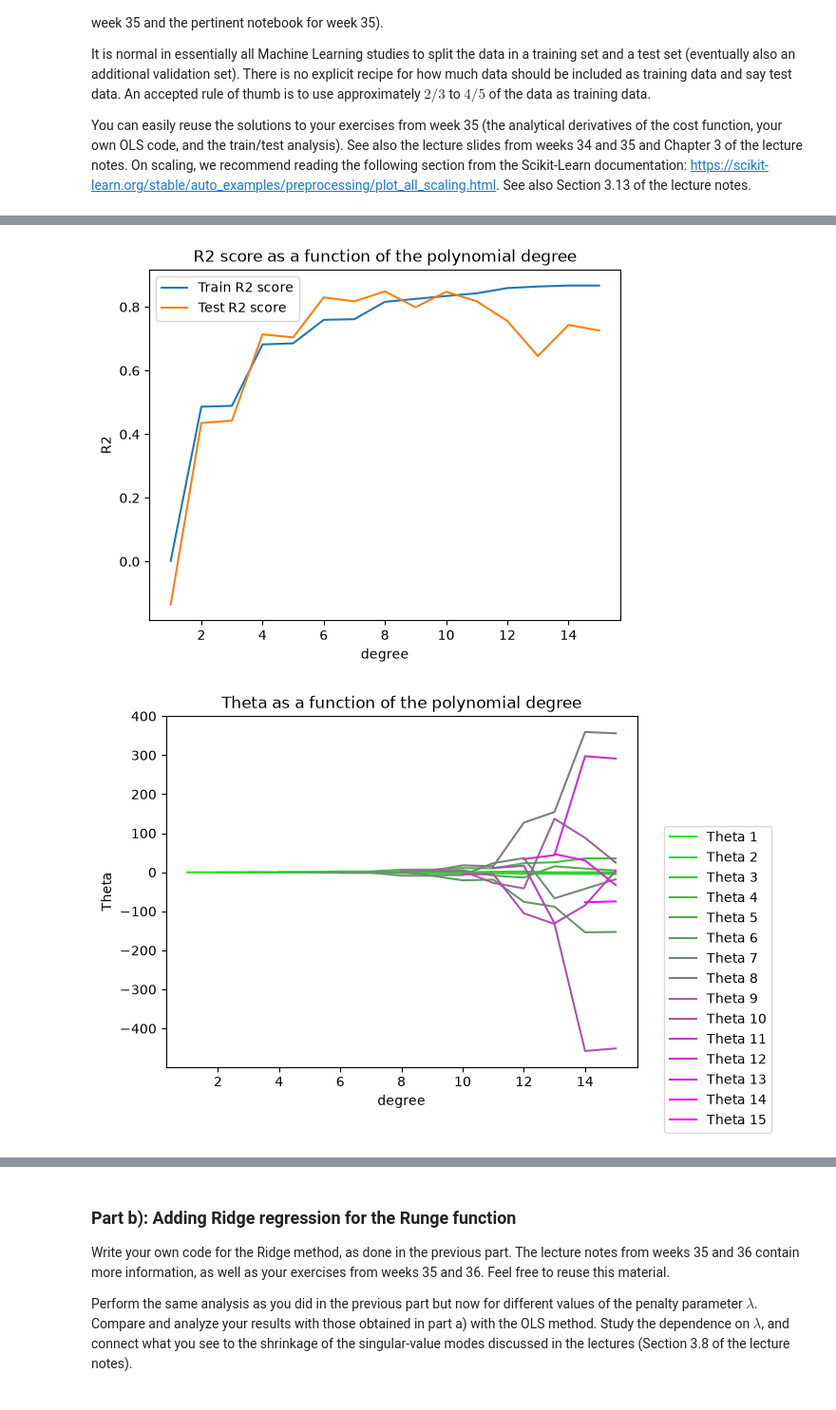
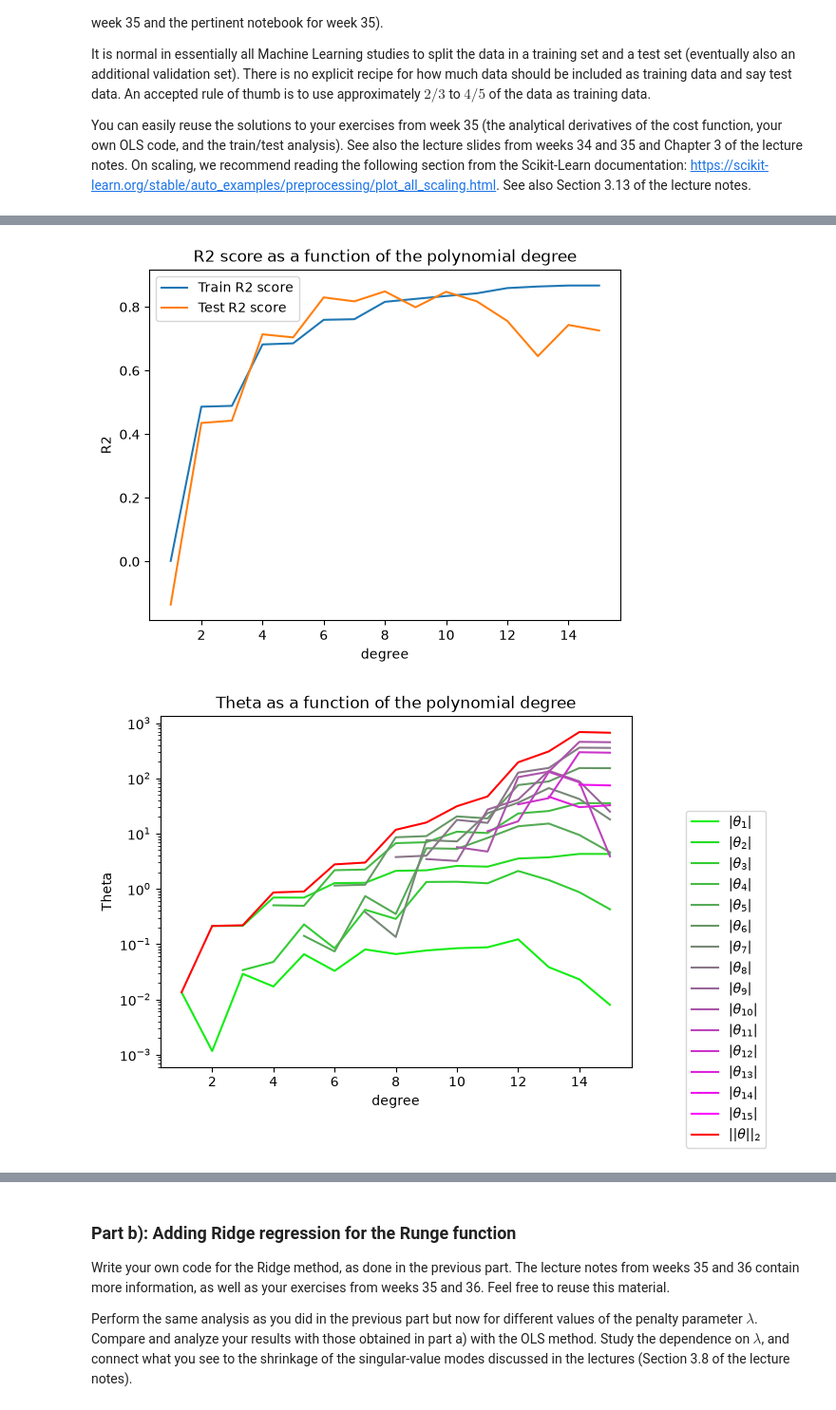
Before and after one commit to GiacomoSaporetti/FYS-STK4155-Project1, a Jupyter notebook: Project1.ipynb, the cells around one changed output, grey strips where cells are left out. Shown at 95% size. Saved outputs shown, nothing was run; the diff lists cells and outputs as text; code cells hidden in the pictures.

```diff
--- a/Project1.ipynb
+++ b/Project1.ipynb
@@ -285,38 +285,41 @@ def run_ols(x, y, degrees_to_test):
 
 # Arrays needed for graphs
 degrees_to_test = np.arange(1, 16)
 train_mse_array, test_mse_array, r2_train_array, r2_test_array, thetas_ols = run_ols(x, y, degrees_to_test)
 
 # MSE graph
 plt.plot(degrees_to_test, train_mse_array, label="Train MSE")
 plt.plot(degrees_to_test, test_mse_array, label="Test MSE")
 plt.xlabel("degree")
 plt.ylabel("MSE")
 plt.title("Train and Test MSE as a function of the polynomial degree")
 plt.legend()
 plt.show()
 
 # R2 graph
 plt.plot(degrees_to_test, r2_train_array, label="Train R2 score")
 plt.plot(degrees_to_test, r2_test_array, label="Test R2 score")
 plt.xlabel("degree")
 plt.ylabel("R2")
 plt.title("R2 score as a function of the polynomial degree")
 plt.legend()
 plt.show()
 
 # Theta graph
 for i in degrees_to_test:
-    plt.plot(np.arange(i, 16), thetas_ols[i], label=f"Theta {i}", color=(i/15,1-i/15,i/15,1))
-    plt.xlabel("degree")
-    plt.ylabel("Theta")
-    plt.title("Theta as a function of the polynomial degree")
+    plt.plot(np.arange(i, 16), np.abs(thetas_ols[i]), label=rf"|$\theta_{{{i}}}$|", color=(i/15,1-i/15,i/15,1))
+theta_norm_ols = [np.sqrt(sum(thetas_ols[i][p - max(i, 1)]**2 for i in range(p + 1))) for p in degrees_to_test]
+plt.plot(degrees_to_test, theta_norm_ols, color=(1,0,0), label=rf"$||\theta||_{{{2}}}$")
+plt.xlabel("degree")
+plt.ylabel("Theta")
+plt.yscale("log")
+plt.title("Theta as a function of the polynomial degree")
 plt.legend(loc='center right', bbox_to_anchor=(0.8, 0., 0.5, 0.5))
 plt.show()
 # %% [output]
 [figure]
 [figure]
-[figure, old version]
+[figure, new version]
 # %%
 # Dependence on the number of points n (sigma fixed at 0.1)
 
```
Also changed, not shown: parts of 8 cells of this notebook, 2 other files.
